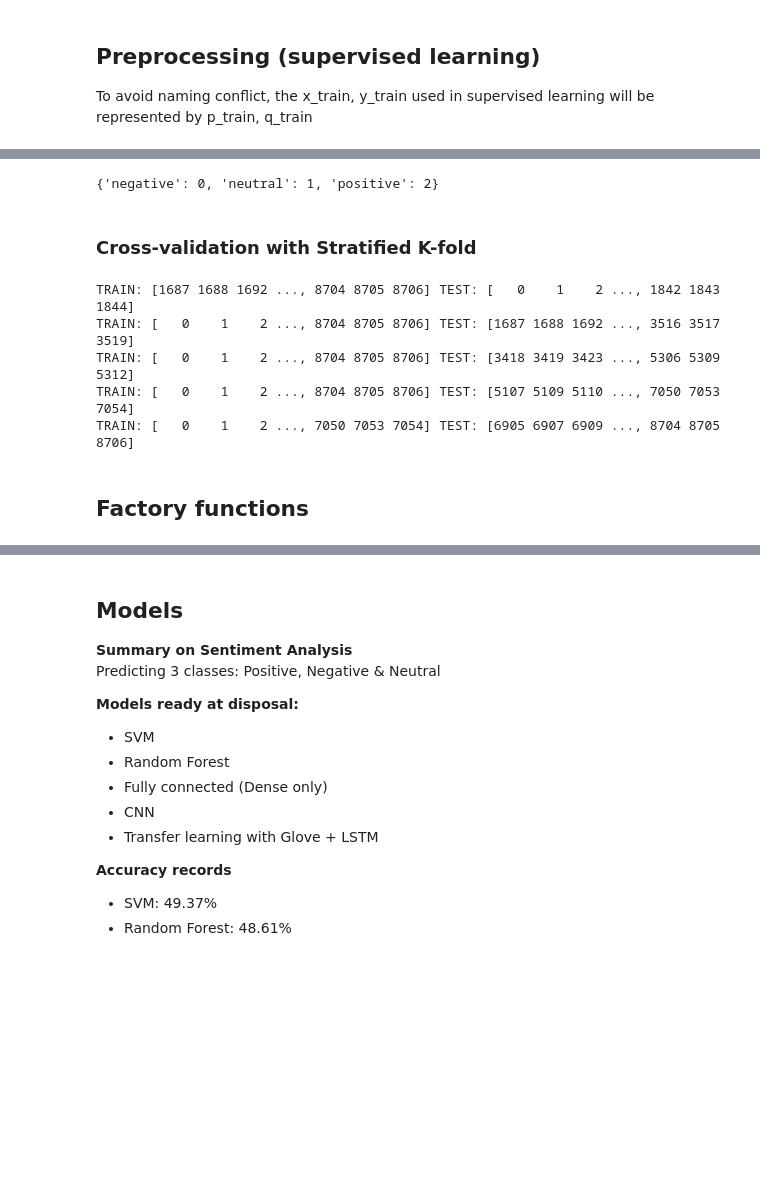
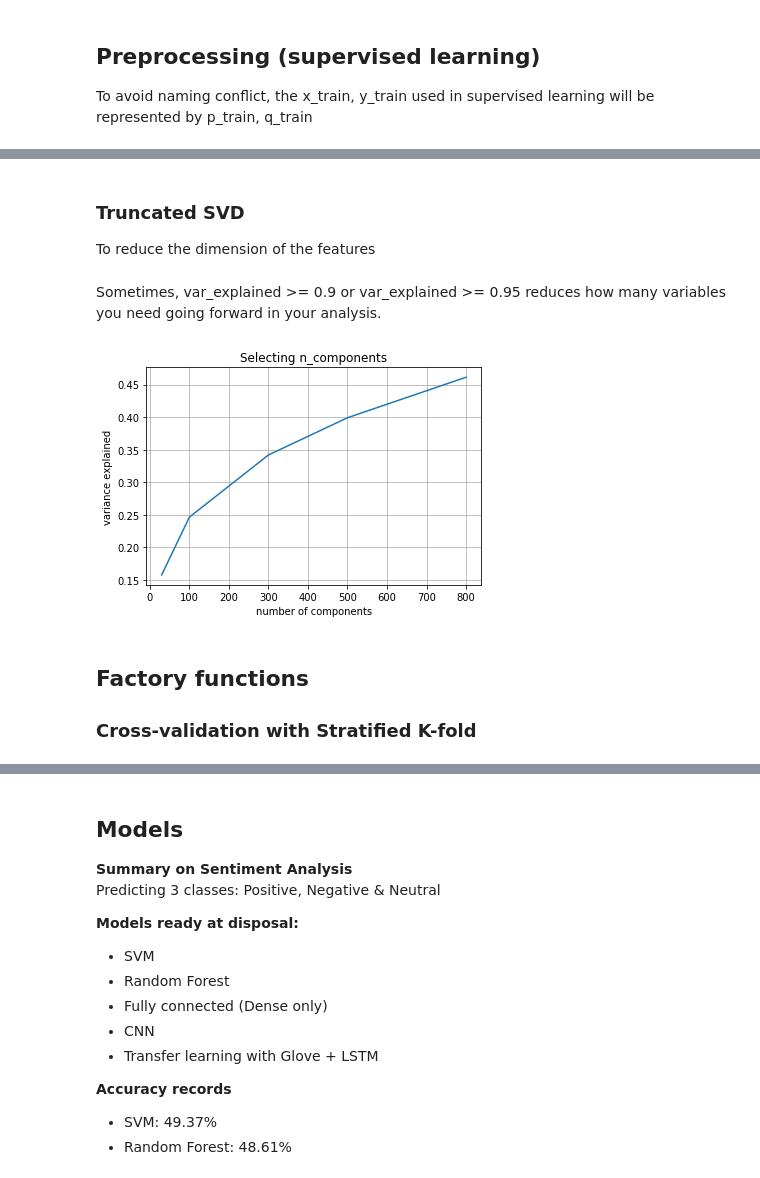
Before and after one commit to zeetaros/ml_nanodegree, a Jupyter notebook: capstone/dev_text_models.ipynb, the cells around one changed output, grey strips where cells are left out. Cells and saved outputs as stored; diff of their text form; code cells hidden in the pictures; blank space fills up the shorter version.

Commit message:
Added TruncatedSVD & Lemmatizer

```diff
--- a/capstone/dev_text_models.ipynb
+++ b/capstone/dev_text_models.ipynb
@@ -183,10 +201,26 @@ Q = data_balanced.Sentiment.values
 tfidf = TfidfVectorizer(lowercase=True, stop_words='english', ngram_range=(1,3))
 tfidf.fit(P)
 p = tfidf.transform(P)
-# %%
-q, uniques = pd.factorize(Q, sort=True)
-label_map = dict(zip(list(uniques), range(num_polarities)))
-label_map
-# %% [output]
-{'negative': 0, 'neutral': 1, 'positive': 2}
+# %% [markdown]
+### Truncated SVD
+To reduce the dimension of the features
+# %%
+def plot_svd(n_comp_list, data):
+    var_explained=[]
+    for n in n_comp_list:
+        svd = TruncatedSVD(n_components=n)
+        svd.fit(data)
+        var_explained.append(svd.explained_variance_ratio_.sum())
+    plt.plot(n_comp_list, var_explained)
+    plt.ylabel('variance explained')
+    plt.xlabel('number of components')
+    plt.title('Selecting n_components')
+    plt.grid(True)
+    plt.show()
+# %% [markdown]
+Sometimes, var_explained >= 0.9 or var_explained >= 0.95 reduces how many variables you need going forward in your analysis.
+# %%
+plot_svd(n_comp_list=[30,100,300,500,800], data=p)
+# %% [output]
+[figure, added]
 # %%
@@ -196,4 +229,5 @@ label_map
 # %% [markdown]
+## Factory functions
 ### Cross-validation with Stratified K-fold
 # %%
 def predict_with_cv(clf, X, y, n_splits=5):
@@ -212,14 +246,3 @@ def predict_with_cv(clf, X, y, n_splits=5):
         print('Fold {}: F1 score = {}; Test ccuracy = {}%'.format(
             nth_fold, f1_score(y_pred=y_pred, y_true=y_test, average="weighted"), acc))
     print('Average accuracy over {} folds is {}%'.format(n_splits, sum(acc_collector)/len(acc_collector)))
-# %%
-for train_index, test_index in skf.split(p, q):
-    print("TRAIN:", train_index, "TEST:", test_index)
-# %% [output]
-TRAIN: [1687 1688 1692 ..., 8704 8705 8706] TEST: [   0    1    2 ..., 1842 1843 1844]
-TRAIN: [   0    1    2 ..., 8704 8705 8706] TEST: [1687 1688 1692 ..., 3516 3517 3519]
-TRAIN: [   0    1    2 ..., 8704 8705 8706] TEST: [3418 3419 3423 ..., 5306 5309 5312]
-TRAIN: [   0    1    2 ..., 8704 8705 8706] TEST: [5107 5109 5110 ..., 7050 7053 7054]
-TRAIN: [   0    1    2 ..., 7050 7053 7054] TEST: [6905 6907 6909 ..., 8704 8705 8706]
-# %% [markdown]
-## Factory functions
```
Also changed, not shown: parts of 21 cells of this notebook.
